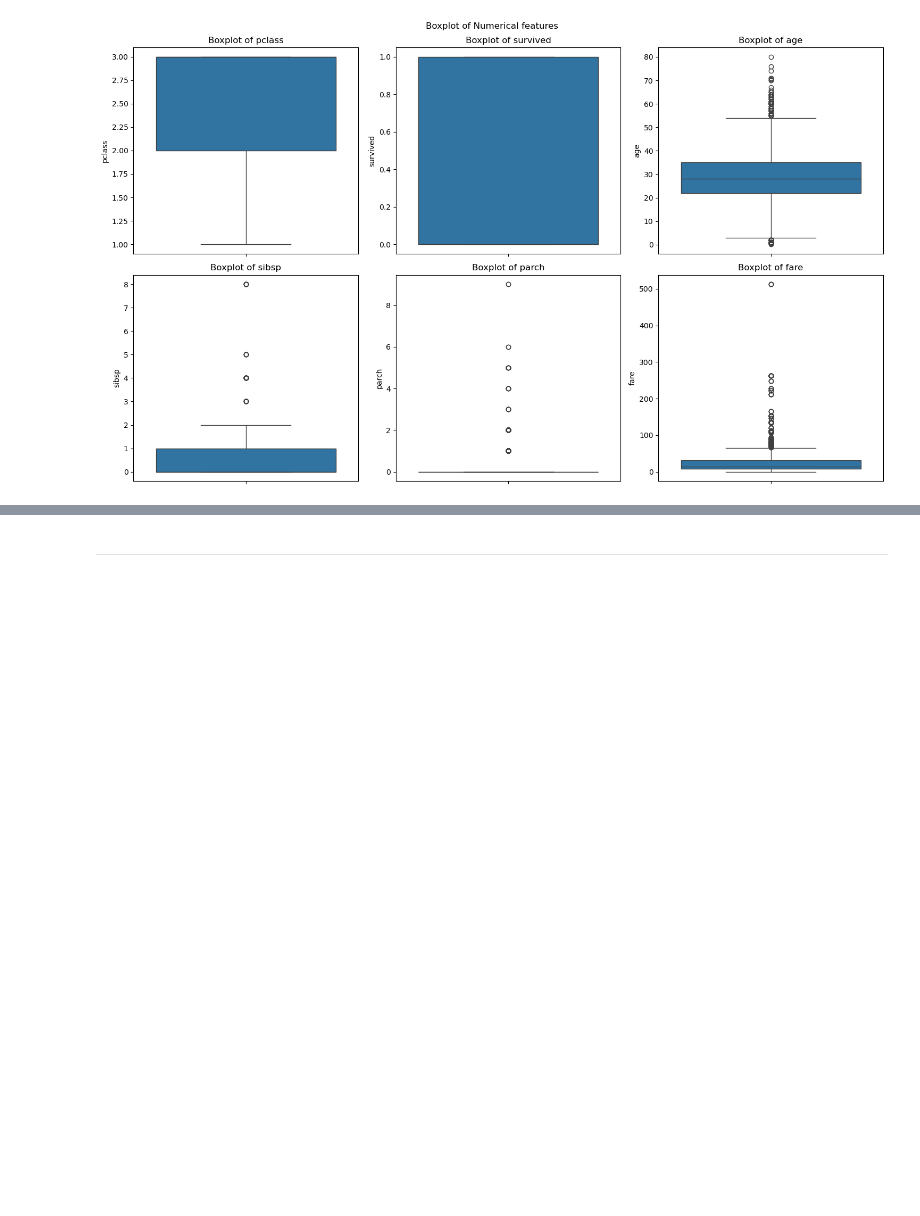
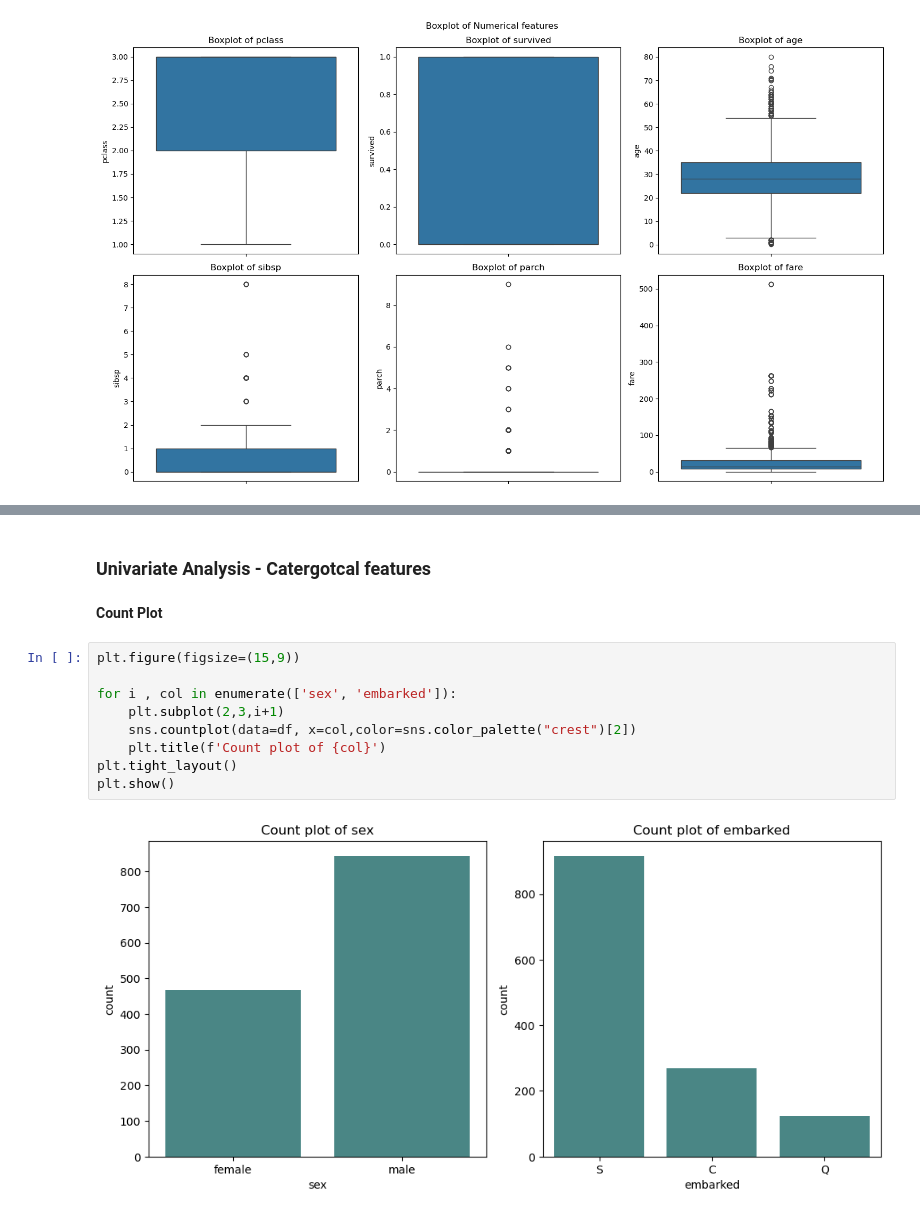
Before and after one commit to danisharain12/Exploratory-Data-Analysis-Projects, a Jupyter notebook: EDA_on_Titanic_Dataset/EDA_on_Titanic_Dataset.ipynb, the cells around one changed output, grey strips where cells are left out. Saved outputs shown, nothing was run; the diff lists cells and outputs as text; blank space fills up the shorter version.

```diff
--- a/EDA_on_Titanic_Dataset/EDA_on_Titanic_Dataset.ipynb
+++ b/EDA_on_Titanic_Dataset/EDA_on_Titanic_Dataset.ipynb
@@ -249,2 +281,15 @@ plt.show()
+# %% [markdown]
+### Univariate Analysis - Catergotcal features
 # %% [markdown]
-------------------
+**Count Plot**
+# %%
+plt.figure(figsize=(15,9))
+
+for i , col in enumerate(['sex', 'embarked']):
+    plt.subplot(2,3,i+1)
+    sns.countplot(data=df, x=col,color=sns.color_palette("crest")[2])
+    plt.title(f'Count plot of {col}')
+plt.tight_layout()
+plt.show()
+# %% [output]
+[figure, added]
```
Also changed, not shown: parts of 39 cells of this notebook.
